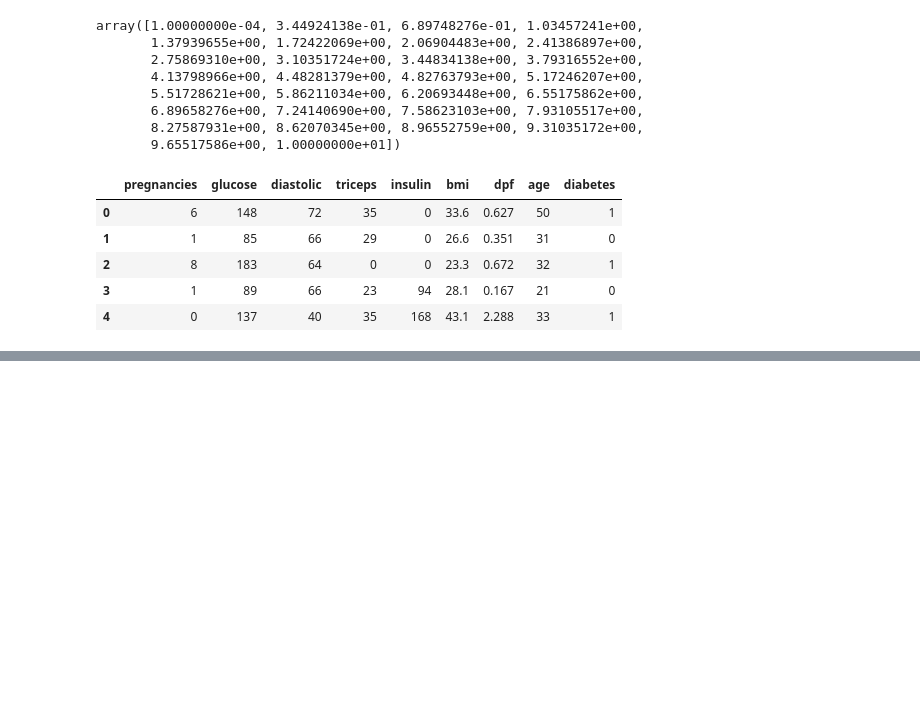
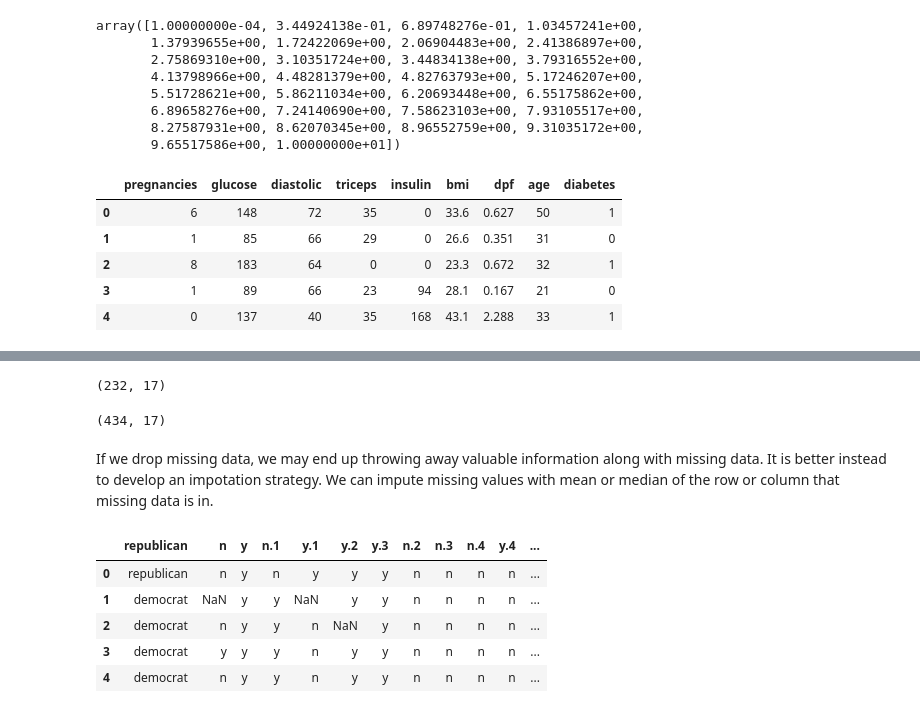
Before and after one commit to AlekseiShar/scikit_learn, a Jupyter notebook: classification_2024_07_19.ipynb, the cells around one changed output, grey strips where cells are left out. Cells and saved outputs as stored; diff of their text form; code cells hidden in the pictures; blank space fills up the shorter version.

```diff
--- a/classification_2024_07_19.ipynb
+++ b/classification_2024_07_19.ipynb
@@ -606,0 +684,6 @@ diabetes.head()
+# %%
+# convert '?' to NaN
+votes[votes == '?'] = np.nan
+
+# count the total numbers of NaNs
+votes.isna().sum()
@@ -606,0 +732,19 @@ diabetes.head()
+# %%
+votes_dropped.shape
+# %% [output]
+(232, 17)
+# %%
+votes.shape
+# %% [output]
+(434, 17)
+# %% [markdown]
+If we drop missing data, we may end up throwing away valuable information along with missing data. It is better instead to develop an impotation strategy. We can impute missing values with mean or median of the row or column that missing data is in.
+# %%
+votes.head()
+# %% [output]
+|  | republican | n | y | n.1 | y.1 | y.2 | y.3 | n.2 | n.3 | n.4 | y.4 | ... |
+| 0 | republican | n | y | n | y | y | y | n | n | n | n | ... |
+| 1 | democrat | NaN | y | y | NaN | y | y | n | n | n | n | ... |
+| 2 | democrat | n | y | y | n | NaN | y | n | n | n | n | ... |
+| 3 | democrat | y | y | y | n | y | y | n | n | n | n | ... |
+| 4 | democrat | n | y | y | n | y | y | n | n | n | n | ... |
```
Also changed, not shown: parts of 24 cells of this notebook, 1 other file.
